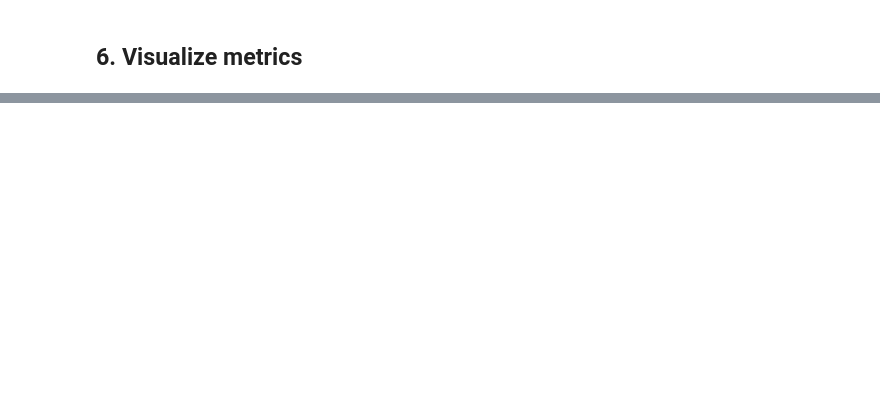
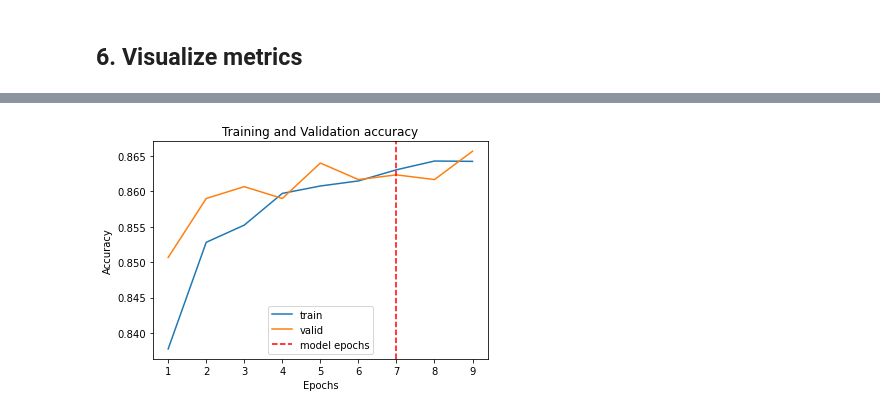
Before and after one commit to ldaveyl/ml-neural-net-dna, a Jupyter notebook: ml-neural-net-dna.ipynb, the cells around one changed output, grey strips where cells are left out. Cells and saved outputs as stored; diff of their text form; code cells hidden in the pictures; blank space fills up the shorter version.

```diff
--- a/ml-neural-net-dna.ipynb
+++ b/ml-neural-net-dna.ipynb
@@ -457,0 +505,4 @@ Next, we use functions to visualize the output
+# %%
+plot_metric_per_epoch(metrics_dict, 'accuracy', model.epochs)
+# %% [output]
+[figure, added]
```
Also changed, not shown: parts of 26 cells of this notebook, 1 other file.
